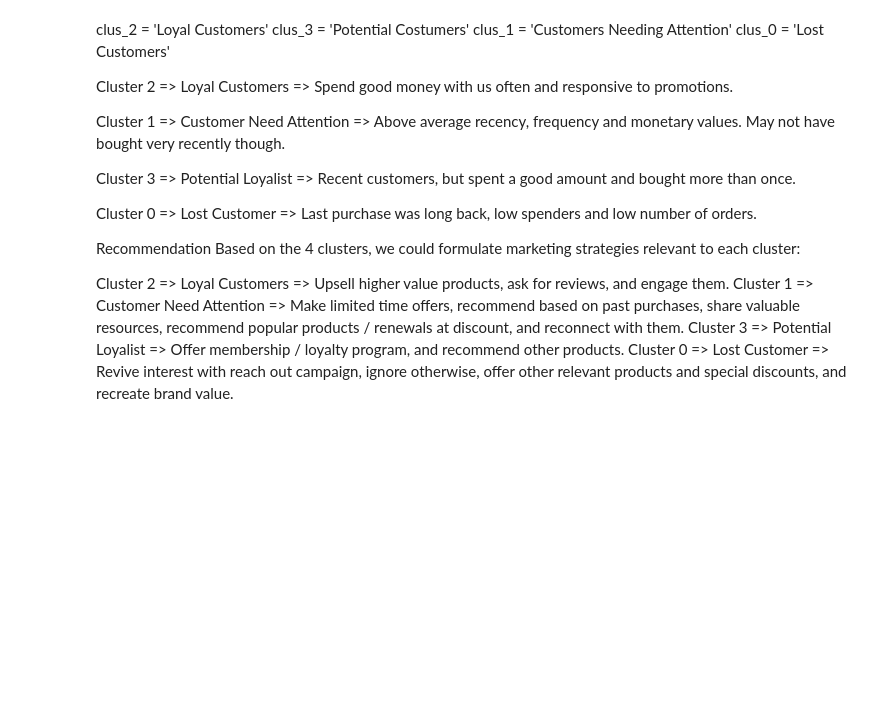
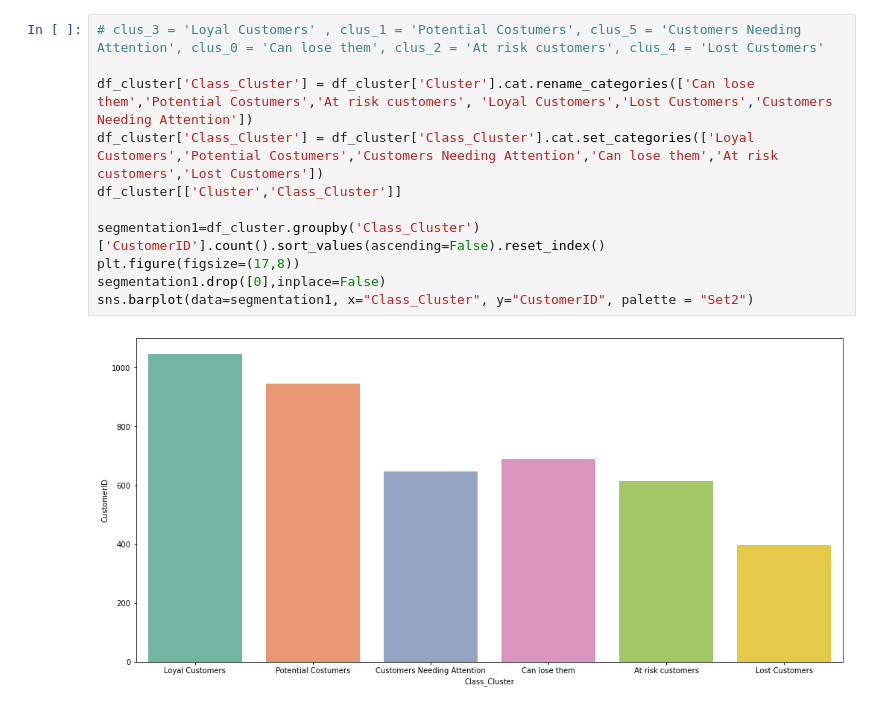
Before and after one commit to frandak2/online_retail_analysis, a Jupyter notebook: notebooks/Cluster_analysis.ipynb, the cells around one changed output. Saved outputs shown, nothing was run; the diff lists cells and outputs as text; blank space fills up the shorter version.

```diff
--- a/notebooks/Cluster_analysis.ipynb
+++ b/notebooks/Cluster_analysis.ipynb
@@ -38,21 +110,13 @@ df_cluster.groupby(['Cluster'])[['Recency','Frequency','MonetaryValue']].quantil
-# %% [markdown]
-clus_2 = 'Loyal Customers'
-clus_3 = 'Potential Costumers'
-clus_1 = 'Customers Needing Attention'
-clus_0 = 'Lost Customers'
-
-Cluster 2 => Loyal Customers => Spend good money with us often and responsive to promotions.
-
-Cluster 1 => Customer Need Attention => Above average recency, frequency and monetary values. May not have bought very recently though.
-
-Cluster 3 => Potential Loyalist => Recent customers, but spent a good amount and bought more than once.
-
-Cluster 0 => Lost Customer => Last purchase was long back, low spenders and low number of orders.
-
-Recommendation
-Based on the 4 clusters, we could formulate marketing strategies relevant to each cluster:
-
-Cluster 2 => Loyal Customers => Upsell higher value products, ask for reviews, and engage them.
-Cluster 1 => Customer Need Attention => Make limited time offers, recommend based on past purchases, share valuable resources, recommend popular products / renewals at discount, and reconnect with them.
-Cluster 3 => Potential Loyalist => Offer membership / loyalty program, and recommend other products.
-Cluster 0 => Lost Customer => Revive interest with reach out campaign, ignore otherwise, offer other relevant products and special discounts, and recreate brand value.
+# %%
+# clus_3 = 'Loyal Customers' , clus_1 = 'Potential Costumers', clus_5 = 'Customers Needing Attention', clus_0 = 'Can lose them', clus_2 = 'At risk customers', clus_4 = 'Lost Customers'
+
+df_cluster['Class_Cluster'] = df_cluster['Cluster'].cat.rename_categories(['Can lose them','Potential Costumers','At risk customers', 'Loyal Customers','Lost Customers','Customers Needing Attention'])
+df_cluster['Class_Cluster'] = df_cluster['Class_Cluster'].cat.set_categories(['Loyal Customers','Potential Costumers','Customers Needing Attention','Can lose them','At risk customers','Lost Customers'])
+df_cluster[['Cluster','Class_Cluster']]
+
+segmentation1=df_cluster.groupby('Class_Cluster')['CustomerID'].count().sort_values(ascending=False).reset_index()
+plt.figure(figsize=(17,8))
+segmentation1.drop([0],inplace=False)
+sns.barplot(data=segmentation1, x="Class_Cluster", y="CustomerID", palette = "Set2")
+# %% [output]
+[figure, added]
```
Also changed, not shown: parts of 13 cells of this notebook, 7 other files.
